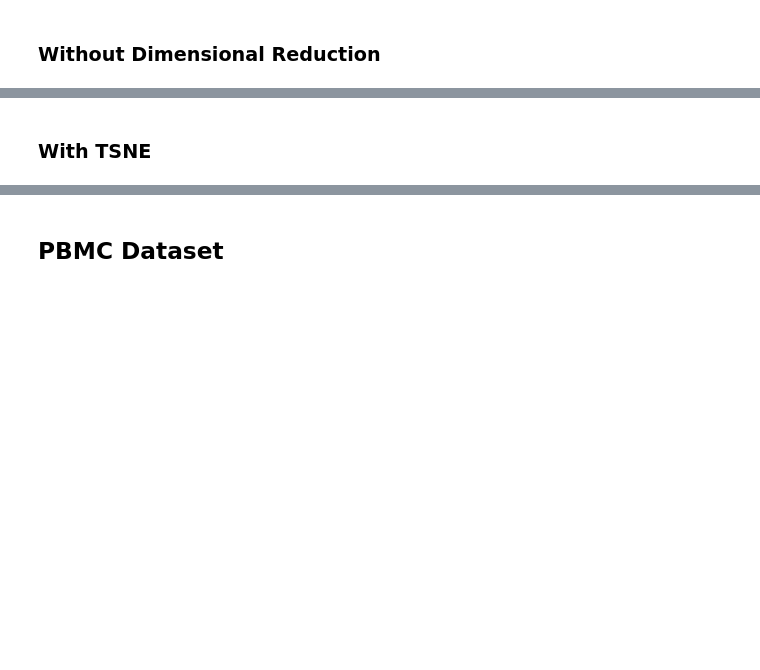
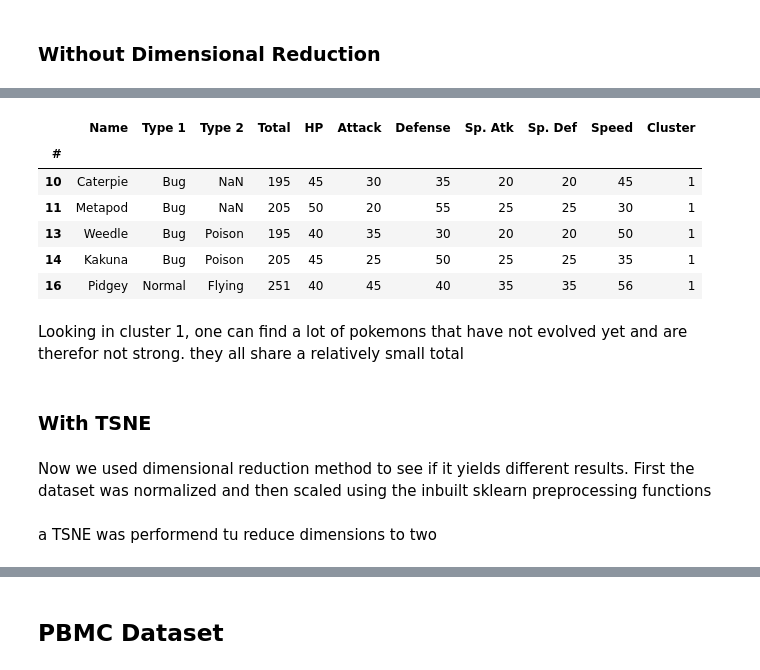
Before and after one commit to datascience-mobi/project-04-group-04, a Jupyter notebook: Group 04-04 KMeans Clustering.ipynb, the cells around one changed output, grey strips where cells are left out. Cells and saved outputs as stored; diff of their text form; code cells hidden in the pictures; blank space fills up the shorter version.

```diff
--- a/Group 04-04 KMeans Clustering.ipynb
+++ b/Group 04-04 KMeans Clustering.ipynb
@@ -347,10 +388,24 @@ pkmn_red[pkmn_red.Cluster == 4 ].head()
 # %%
-pkmn_red[pkmn_red.Cluster == 5 ].head()
+pkmn_red[pkmn_red.Cluster == 1 ].head()
+# %% [output]
+|  | Name | Type 1 | Type 2 | Total | HP | Attack | Defense | Sp. Atk | Sp. Def | Speed | Cluster |
+| # |  |  |  |  |  |  |  |  |  |  |  |
+| 10 | Caterpie | Bug | NaN | 195 | 45 | 30 | 35 | 20 | 20 | 45 | 1 |
+| 11 | Metapod | Bug | NaN | 205 | 50 | 20 | 55 | 25 | 25 | 30 | 1 |
+| 13 | Weedle | Bug | Poison | 195 | 40 | 35 | 30 | 20 | 20 | 50 | 1 |
+| 14 | Kakuna | Bug | Poison | 205 | 45 | 25 | 50 | 25 | 25 | 35 | 1 |
+| 16 | Pidgey | Normal | Flying | 251 | 40 | 45 | 40 | 35 | 35 | 56 | 1 |
+# %% [markdown]
+Looking in cluster 1, one can find a lot of pokemons that have not evolved yet and are therefor not strong. they all share a relatively small total
 # %% [markdown]
 ### With TSNE
+# %% [markdown]
+Now we used dimensional reduction method to see if it yields different results. First the dataset was normalized and then scaled using the inbuilt sklearn preprocessing functions
 # %%
 norm_pkmn = preprocessing.normalize(red_pkmn[["Attack","Defense","Sp. Atk", "Sp. Def","Speed"]])
 scaled = preprocessing.scale(norm_pkmn)
+# %% [markdown]
+a TSNE was performend tu reduce dimensions to two
 # %%
 pure_sne = TSNE()
 pkmn_pure_sned = pure_sne.fit_transform(scaled)
```
Also changed, not shown: parts of 22 cells of this notebook.
